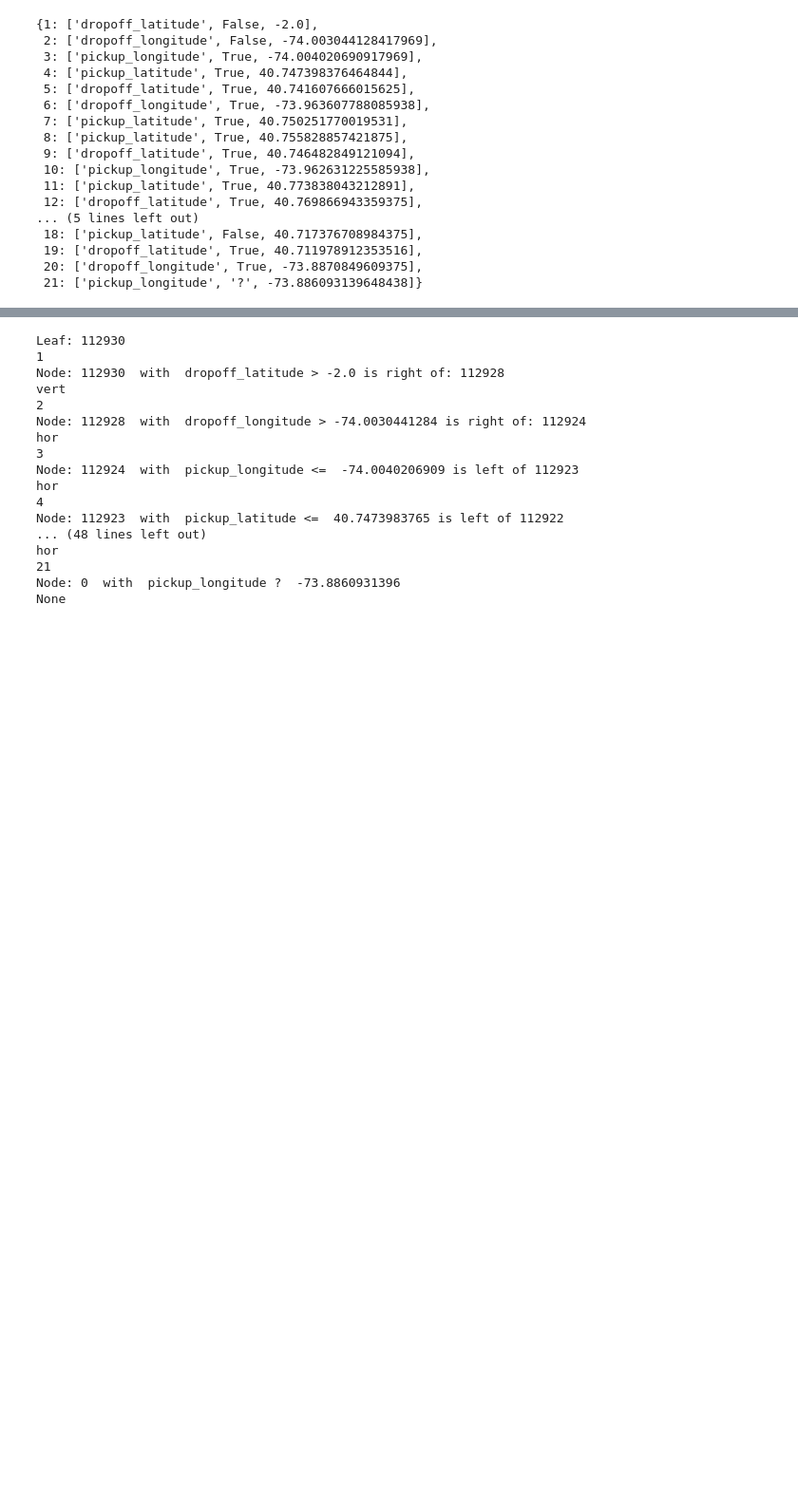
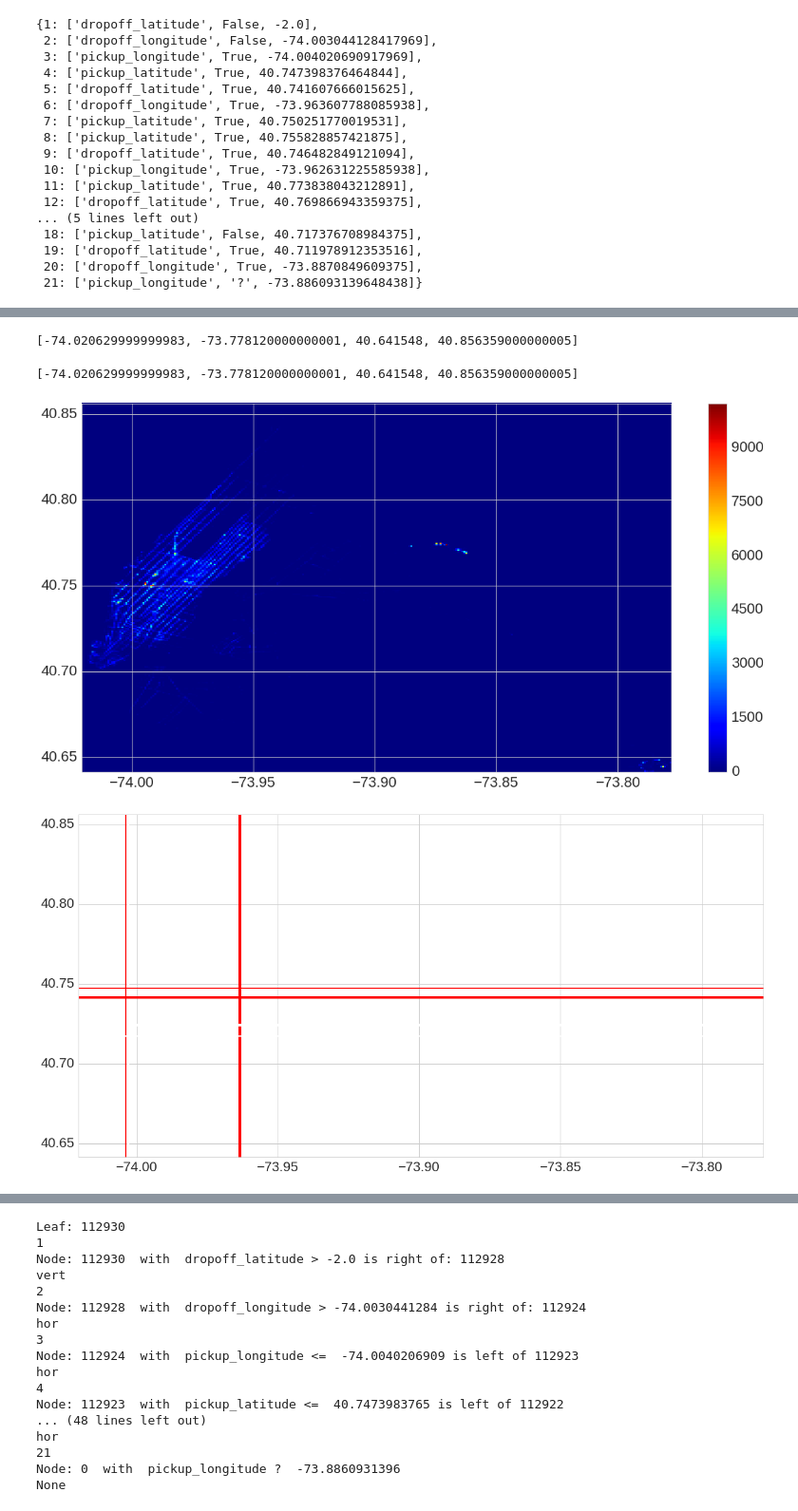
Before and after one commit to nikhase/nyc-taxi, a Jupyter notebook: weeklyAnalysis.ipynb, the cells around one changed output, grey strips where cells are left out. Shown at 95% size. Saved outputs shown, nothing was run; the diff lists cells and outputs as text; code cells hidden in the pictures; blank space fills up the shorter version.

```diff
--- a/weeklyAnalysis.ipynb
+++ b/weeklyAnalysis.ipynb
@@ -1386,3 +1389,13 @@ a
  19: ['dropoff_latitude', True, 40.711978912353516],
  20: ['dropoff_longitude', True, -73.8870849609375],
  21: ['pickup_longitude', '?', -73.886093139648438]}
+# %%
+trip = (next(([key,value[2]] for key, value in a.items() if ((key!=1) and (value[0]=='dropoff_longitude' ) and (value[1]==True))), 'Not found'),
+      next(([key,value[2]] for key, value in a.items() if ((key!=1) and (value[0]=='dropoff_longitude' ) and (value[1]==False))), 'Not found'),
+      next(([key,value[2]] for key, value in a.items() if ((key!=1) and (value[0]=='dropoff_latitude' ) and (value[1]==True))), 'Not found'),
+      next(([key,value[2]] for key, value in a.items() if ((key!=1) and (value[0]=='dropoff_latitude' ) and (value[1]==False))), 'Not found'),
+      next(([key,value[2]] for key, value in a.items() if ((key!=1) and (value[0]=='pickup_longitude' ) and (value[1]==True))), 'Not found'),
+      next(([key,value[2]] for key, value in a.items() if ((key!=1) and (value[0]=='pickup_longitude' ) and (value[1]==False))), 'Not found'),
+      next(([key,value[2]] for key, value in a.items() if ((key!=1) and (value[0]=='pickup_latitude' ) and (value[1]==True))), 'Not found'),
+      next(([key,value[2]] for key, value in a.items() if ((key!=1) and (value[0]=='pickup_latitude' ) and (value[1]==False))), 'Not found'),
+      )
@@ -1388,0 +1442,55 @@ a
+# %%
+[min(xedges), max(xedges), min(yedges), max(yedges)]
+# %% [output]
+[-74.020629999999983, -73.778120000000001, 40.641548, 40.856359000000005]
+# %%
+x = data_in_box.pickup_longitude
+y = data_in_box.pickup_latitude
+
+H, xedges, yedges = np.histogram2d(x, y, bins=300)#, normed=False, weights=None)
+
+fig = plt.figure(figsize=(20, 10))
+#ax.set_title('pcolormesh: exact bin edges')
+X, Y = np.meshgrid(xedges, yedges)
+# mesh = plt.pcolormesh(X, Y, H)
+plt.hist2d(x, y, bins=300, )
+plt.colorbar()
+# plt.colorbar(mesh)
+# plt.xticks(xedges)
+# plt.yticks(yedges)
+# plt.axis([min(xedges), max(xedges), min(yedges), max(yedges)])
+#ax.set_aspect('equal')
+#plt.savefig('figure.pdf', format='pdf')
+#plt.savefig('figure.png', format='png')
+
+
+
+## Plot the horizontal / vertival lines here via eventplot
+plt.hold(True)
+plt.figure(figsize=(20, 10))
+#get_rule(regtree, time_regression_df.ix[:,0:6].columns,112930)
+droli = 4
+pili = 2
+leqcol = [1,0,0]
+grecol = [1,1,1]
+# Try-except: not so good because it stops after the error. Better would be a try-except for every line, but this is not handsome
+try:
+    plt.hold(True)
+    plt.axvline(trip[0][1],linewidth = droli, color = leqcol)
+    plt.axvline(trip[1][1],linewidth = droli, color = grecol)
+    plt.axhline(trip[2][1],linewidth = droli, color = leqcol)
+    plt.axhline(trip[3][1],linewidth = droli, color = grecol)
+    plt.axvline(trip[4][1],linewidth = pili, color = leqcol)
+    #plt.axvline(trip[5][1],linewidth = pili, color = grecol)
+    plt.axhline(trip[6][1],linewidth = pili, color = leqcol)
+    plt.axhline(trip[7][1],linewidth = pili, color = grecol)
+except TypeError:
+    print('threw TypeError')
+#plt.axis([40.62, 40.76, -74.1, -73.8])
+plt.axis([min(xedges), max(xedges), min(yedges), max(yedges)])
+#plt.axis([slb*latmin,sub*latmax,sub*lomin,slb*lomax])
+#plt.hold(False)
+# %% [output]
+[-74.020629999999983, -73.778120000000001, 40.641548, 40.856359000000005]
+[figure, added]
+[figure, added]
```
Also changed, not shown: parts of 16 cells of this notebook.
